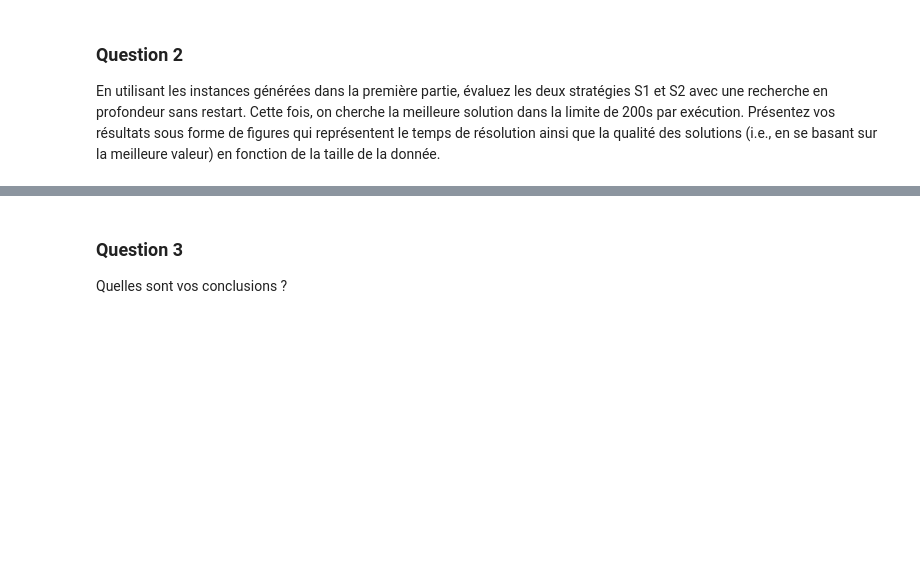
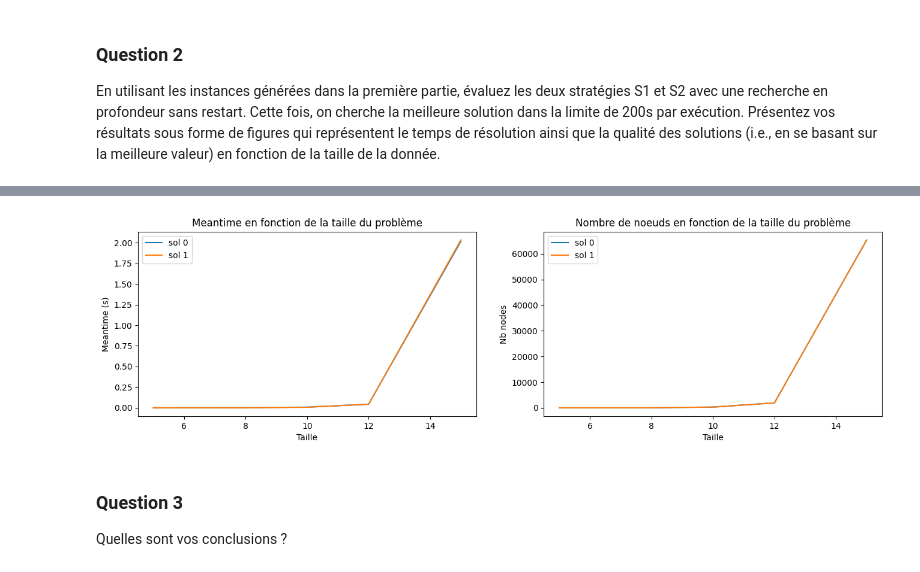
Before and after one commit to Clement-INS/DM_PPC, a Jupyter notebook: DM.ipynb, the cells around one changed output, grey strips where cells are left out. Cells and saved outputs as stored; diff of their text form; code cells hidden in the pictures; blank space fills up the shorter version.

```diff
--- a/DM.ipynb
+++ b/DM.ipynb
@@ -296,7 +296,7 @@ def add_satisfaction(mdl, Lh, Lf, n, h, f):
     return mdl, MF, MH
 
 h, f, mdl = couple_model(Lh, Lf, n)
-mdl, MH, MH = add_satisfaction(mdl, Lh, Lf, n, h, f)
+mdl, MF, MH = add_satisfaction(mdl, Lh, Lf, n, h, f)
 sol = mdl.solve()
 for i in range(n):
     print("(h_{0}, {1})".format(i, f[sol[h[i]]].name))
@@ -374,3 +390,20 @@ for i in range(len(meanTime)):
+# %%
+from matplotlib import pyplot as plt
+
+fig, axs = plt.subplots(1, 2, figsize=(16, 4))
+for i in range(len(meanTime)):
+    axs[0].plot(liste_n, meanTime[i], label="sol {0}".format(i))
+    axs[1].plot(liste_n, nbNodes[i], label="sol {0}".format(i))
+    axs[0].set_title("Meantime en fonction de la taille du problème")
+    axs[1].set_title("Nombre de noeuds en fonction de la taille du problème")
+    axs[0].set_xlabel("Taille")
+    axs[1].set_xlabel("Taille")
+    axs[0].set_ylabel("Meantime (s)")
+    axs[1].set_ylabel("Nb nodes")
+    axs[0].legend()
+    axs[1].legend()
+# %% [output]
+[figure, added]
 # %% [markdown]
 ### Question 3
 
```
Also changed, not shown: parts of 6 cells of this notebook.
